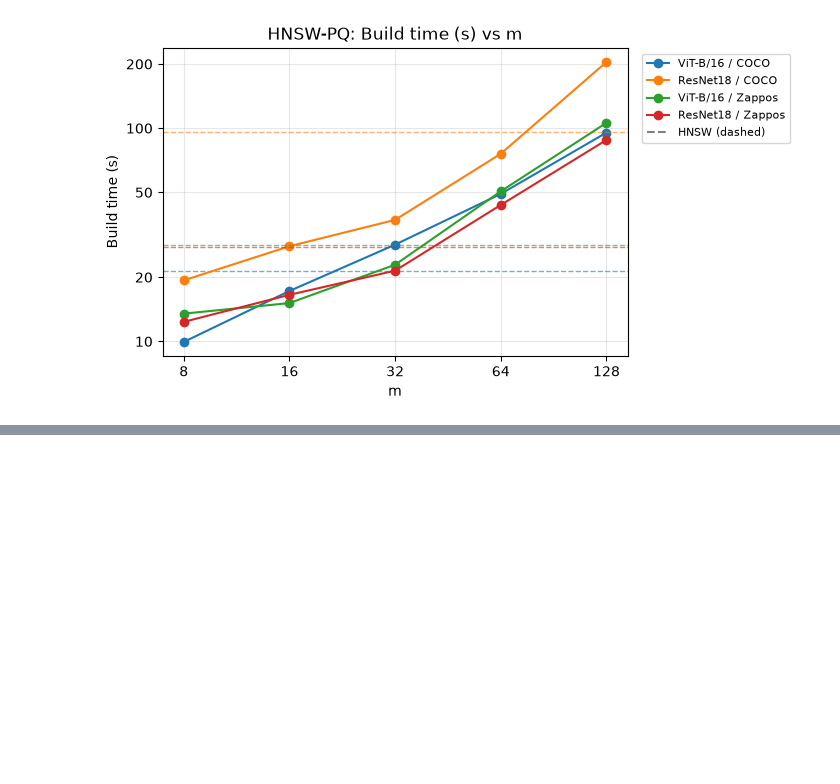
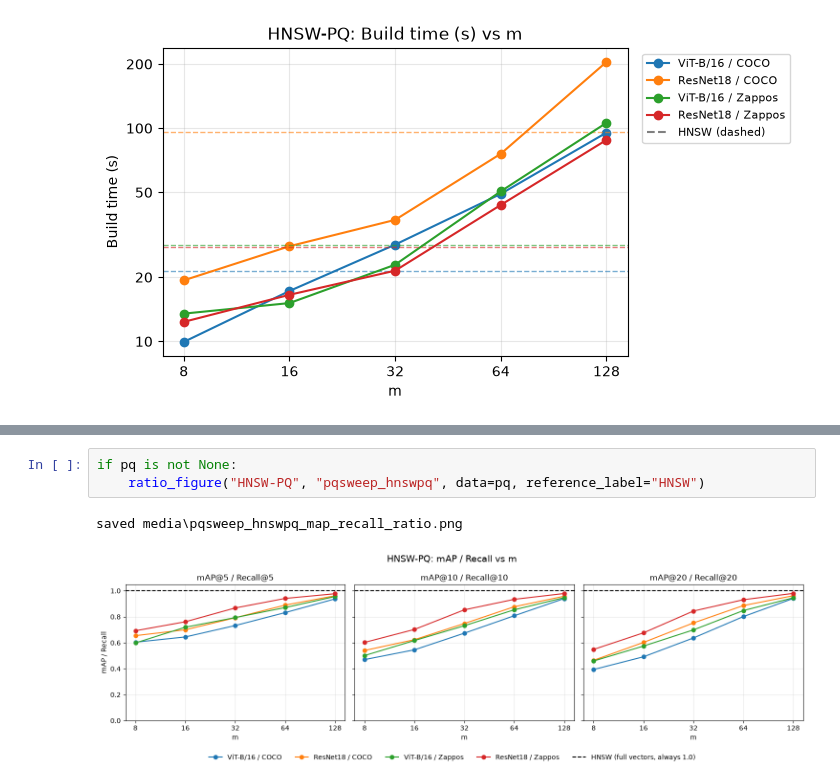
Before and after one commit to IAmGreyBunny/SC4020-Lab1, a Jupyter notebook: experiments/ann-comparison/visualize_results.ipynb, the cells around one changed output, grey strips where cells are left out. Cells and saved outputs as stored; diff of their text form; blank space fills up the shorter version.

```diff
--- a/experiments/ann-comparison/visualize_results.ipynb
+++ b/experiments/ann-comparison/visualize_results.ipynb
@@ -796,0 +885,6 @@ saved media\pqsweep_hnswpq_build_time.png
+# %%
+if pq is not None:
+    ratio_figure("HNSW-PQ", "pqsweep_hnswpq", data=pq, reference_label="HNSW")
+# %% [output]
+saved media\pqsweep_hnswpq_map_recall_ratio.png
+[figure, added]
```
Also changed, not shown: parts of 8 cells of this notebook, 4 other files.
